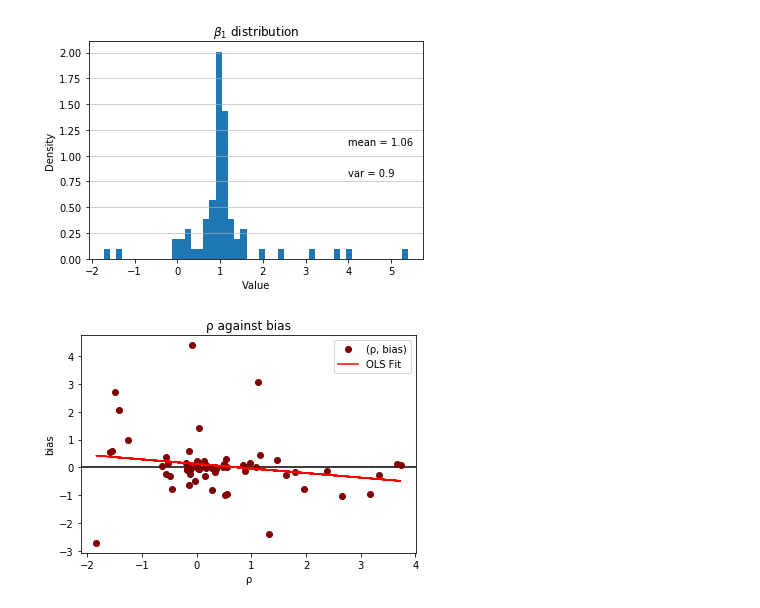
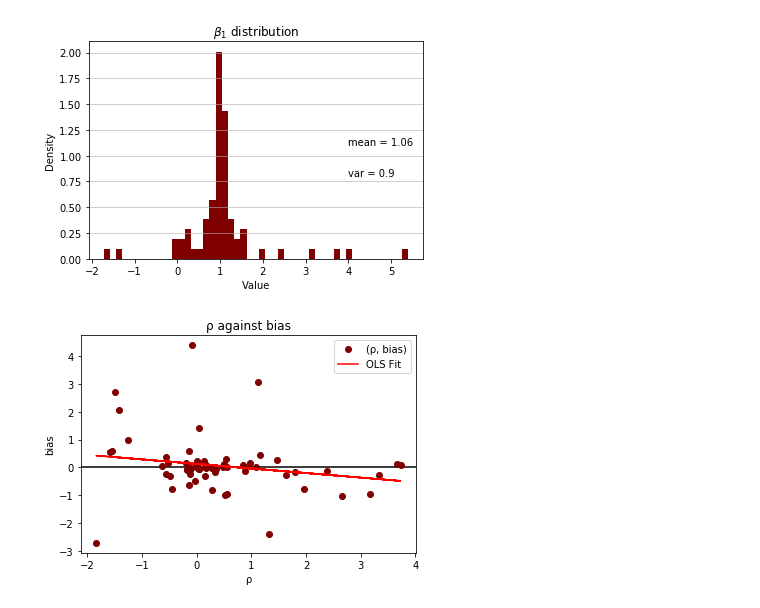
Before and after one commit to jeannesorin/Skwad, a Jupyter notebook: Empirical Analysis III/Problem Sets/Heckman Pset 1/Code_Chase.ipynb, the cells around one changed output. Drawn from its saved outputs; the diff is of its cells as text; code cells hidden in the pictures.

```diff
--- a/Empirical Analysis III/Problem Sets/Heckman Pset 1/Code_Chase.ipynb
+++ b/Empirical Analysis III/Problem Sets/Heckman Pset 1/Code_Chase.ipynb
@@ -22,10 +22,10 @@ dfs = [0]*num_sheets
 
 # results data frame
 column_names = ['sample', 'mu_1', 'mu_2', 'sigma_1', 'sigma_2', 'sigma_e', 'rho', 'beta_0', 'beta_1', 'beta_2',
-               't > 1.964', ]
+               't_stat', 't > 1.964', ]
 results = pd.DataFrame(columns = column_names)
 
-# read each sheet into data frame such that dfs[sheet][variable][observation]
+# read each sheet into data frame and perform analysis
 for i in range(0,num_sheets):
     # Add to data frame
     sheet_name = 'DataSet' + str(i)
@@ -68,23 +68,21 @@ for i in range(0,num_sheets):
     if abs(tstat) < 1.964:
         # t test cannot reject null of beta_2 = 0
         t_test = 0
-#         print("fail")
 
-        # OVB regression replaces beta0 and beta1
+        # OVB regression replaces beta_0 and beta_1
         model = sm.OLS(Y,X[0:2].T)
         result = model.fit()
         betas[0:2] = result.params
-    else:
-        print("reject")
 
     # create new data frame entry with variables
     new_df = pd.DataFrame(np.array([i, mu_1, mu_2, sigma_1, sigma_2, sigma_e,
-                          rho, betas[0], betas[1], betas[2], t_test])).T
+                          rho, betas[0], betas[1], betas[2], tstat, t_test])).T
     new_df.columns = column_names
 
     # add to results data frame
     results = pd.concat([results, new_df])
 
+# save estimates
+results.to_csv ("/Users/chaseabram/UChiGit/Skwad/Empirical Analysis III/Problem Sets/Heckman Pset 1/Q5_output.csv", index = False, header=True)
 results
-# min(results['beta_1'])
 # %% [output]
@@ -107,21 +102,19 @@ reject
 # %%
 # Histogram to see distribution of beta_1
-# plt.hist(np.histogram(results['beta_1']))
-plt.hist(results['beta_1'], bins='auto', density = True)
+plt.hist(results['beta_1'], bins='auto', density = True, color="maroon")
 plt.grid(axis='y', alpha=0.75)
 plt.xlabel('Value')
 plt.ylabel('Density')
 plt.title(r'$\beta_1$ distribution')
-# print('mean:',np.mean(results['beta_1']))
+# include mean and variance of dist
 betas_mean = np.mean(results['beta_1'])
-# print('var:',np.var(results['beta_1']))
 betas_var = np.var(results['beta_1'])
 plt.text(4, 1.1, r'mean = ' + str(round(betas_mean,2)))
 plt.text(4, 0.8, r'var = ' + str(round(betas_var,2)))
 plt.savefig("beta_1 dist (Chase)")
 plt.show()
 # %% [output]
-[figure, old version]
+[figure, new version]
 # %%
 # Bias analysis
 # Get bias, given we know beta_1 = 1
```
Also changed, not shown: parts of 2 cells of this notebook, 4 other files.
